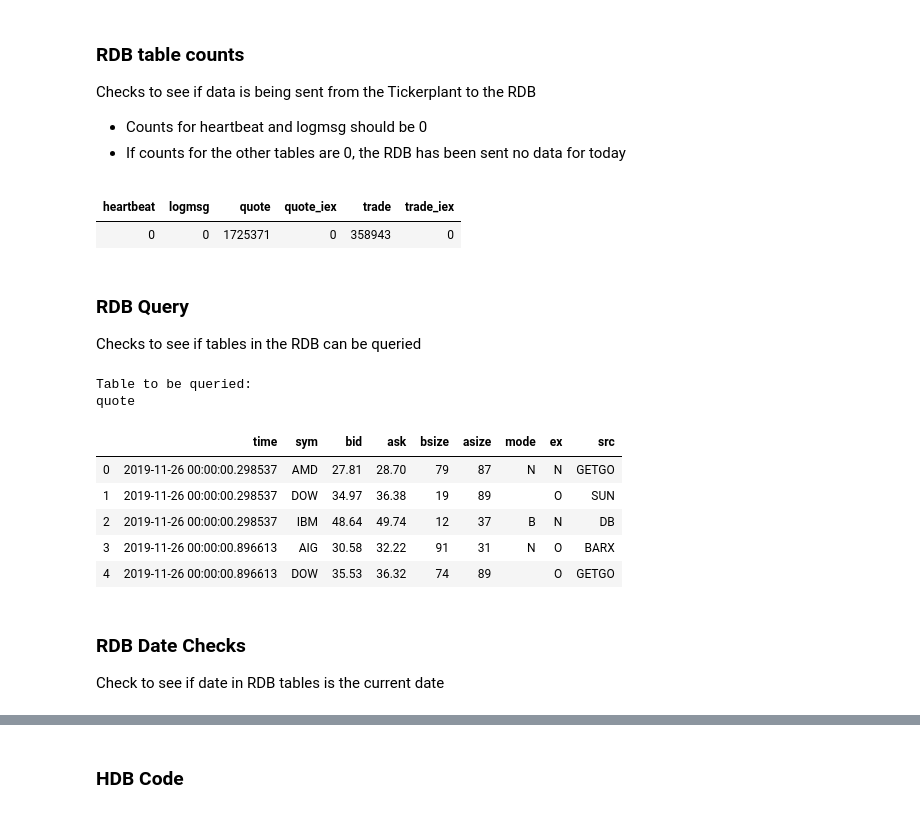
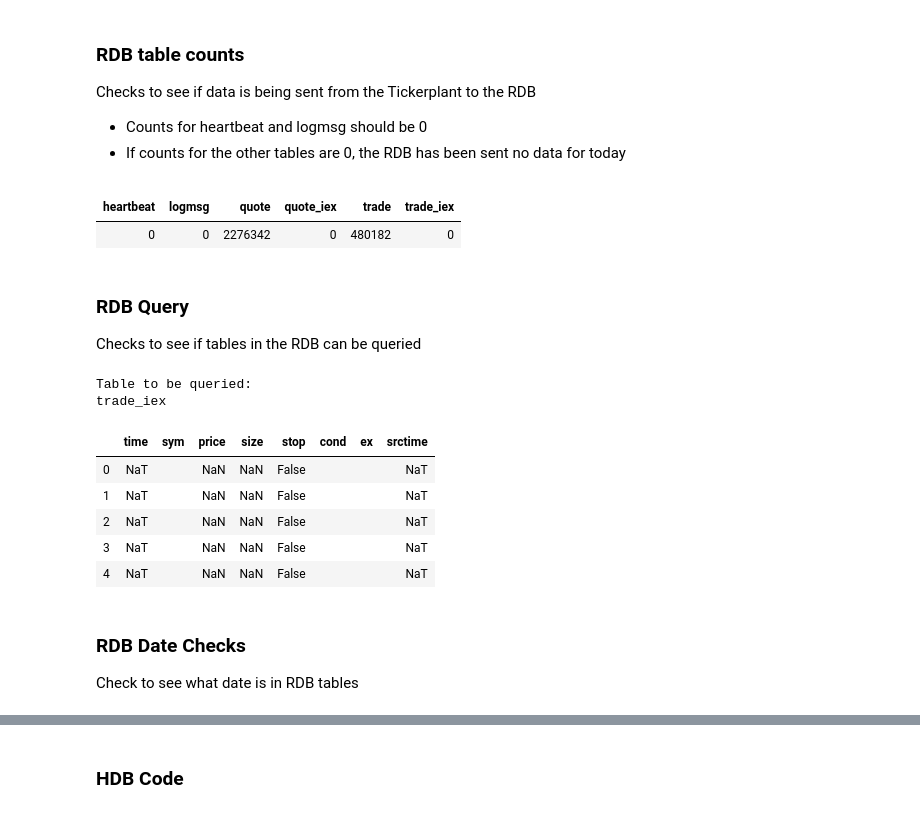
Before and after one commit to PeterSmiley/TorQ, a Jupyter notebook: jnbchecks.ipynb, the cells around one changed output, grey strips where cells are left out. Drawn from its saved outputs; the diff is of its cells as text; code cells hidden in the pictures.

Commit message:
Changed RDB date check and display true if dataframe outputs

```diff
--- a/jnbchecks.ipynb
+++ b/jnbchecks.ipynb
@@ -214,20 +224,22 @@ zW2
 # %% [markdown]
 ## RDB code
 # %%
-with qcon(host, port=find_portno('rdb1'), username=un, password=pswd,timeout=3.0) as q:
-
-    #Check tables in rdb are same as tables in tickerplant
-    tables = q('all 1_tables[] in ((exec w from .servers.SERVERS where proctype=`tickerplant)0)("tables[]")')
-    #Check count of tables in rdb - data is being sent from the tickerplant
-    tptordb = q('enlist tables[]!count each value each tables[]', pandas=True)
-    tabname=q('tables[](2)')
-    #Check that data in table can be queried
-    rdbtquery=q('5#select from tables[](2)', pandas=True)
-    byte_decode(rdbtquery,['sym','src'])
-
-    #Check that only data from today is present in the rdb tables
-    onedatet = q('select Currentdate:all .z.d=distinct (`date$time) from tables[](2)', pandas=True)
-    #ondedateq = q('select Currentdate:all .z.d=distinct (`date$time) from quote', pandas=True)
+if df.STATUS[3] == 'up':
+    with qcon(host, port=find_portno('rdb1'), username=un, password=pswd,timeout=3.0) as q:
+        #Check tables in rdb are same as tables in tickerplant
+        tables = q('all 1_tables[] in ((exec w from .servers.SERVERS where proctype=`tickerplant)0)("tables[]")')
+        #Check count of tables in rdb - data is being sent from the tickerplant
+        tptordb = q('enlist tables[]!count each value each tables[]', pandas=True)
+        #Check that data in table can be queried
+        rdbtquery=q('5#select from last tables[]', pandas=True)
+        byte_decode(rdbtquery,['sym'])
+        tabname=q('last tables[]')
+        #Check that only data from today is present in the rdb tables
+        onedatet = q('`date$first .rdb.getpartition[]')
+        #time.strftime('%H:%M:%S', time.gmtime(onedatet))
+        #display(onedatet)
+else:
+    print('The RDB process is down.')
 # %% [markdown]
 ### RDB tables
 
@@ -242,29 +257,36 @@ RDB tables are same as Tickerplant tables :  True
 Checks to see if data is being sent from the Tickerplant to the RDB
 * Counts for heartbeat and logmsg should be 0
 * If counts for the other tables are 0, the RDB has been sent no data for today
-# %%
-tptordb.set_index(tptordb.columns.tolist())
-# %% [output]
-|  |  |  |  |  |  |
-| heartbeat | logmsg | quote | quote_iex | trade | trade_iex |
-| 0 | 0 | 1725371 | 0 | 358943 | 0 |
+# %%
+if df.STATUS[3] == 'up':
+    test2 = tptordb.set_index(tptordb.columns.tolist())
+    display(test2)
+else:
+    print('Unable to count RDB tables.')
+# %% [output]
+|  |  |  |  |  |  |
+| heartbeat | logmsg | quote | quote_iex | trade | trade_iex |
+| 0 | 0 | 2276342 | 0 | 480182 | 0 |
 # %% [markdown]
 ### RDB Query
 Checks to see if tables in the RDB can be queried
 # %%
-print ('Table to be queried:')
-name = tabname.decode('UTF-8')
-print (name)
-rdbtquery
+if df.STATUS[3] == 'up':
+    print ('Table to be queried:')
+    name = tabname.decode('UTF-8')
+    print (name)
+    display(rdbtquery)
+else:
+    print('Unable to query RDB tables.')
 # %% [output]
 Table to be queried:
-quote
+trade_iex
-|  | time | sym | bid | ask | bsize | asize | mode | ex | src |
-| 0 | 2019-11-26 00:00:00.298537 | AMD | 27.81 | 28.70 | 79 | 87 | N | N | GETGO |
-| 1 | 2019-11-26 00:00:00.298537 | DOW | 34.97 | 36.38 | 19 | 89 |  | O | SUN |
-| 2 | 2019-11-26 00:00:00.298537 | IBM | 48.64 | 49.74 | 12 | 37 | B | N | DB |
-| 3 | 2019-11-26 00:00:00.896613 | AIG | 30.58 | 32.22 | 91 | 31 | N | O | BARX |
-| 4 | 2019-11-26 00:00:00.896613 | DOW | 35.53 | 36.32 | 74 | 89 |  | O | GETGO |
+|  | time | sym | price | size | stop | cond | ex | srctime |
+| 0 | NaT |  | NaN | NaN | False |  |  | NaT |
+| 1 | NaT |  | NaN | NaN | False |  |  | NaT |
+| 2 | NaT |  | NaN | NaN | False |  |  | NaT |
+| 3 | NaT |  | NaN | NaN | False |  |  | NaT |
+| 4 | NaT |  | NaN | NaN | False |  |  | NaT |
 # %% [markdown]
 ### RDB Date Checks
-Check to see if date in RDB tables is the current date
+Check to see what date is in RDB tables
```
Also changed, not shown: parts of 19 cells of this notebook.
